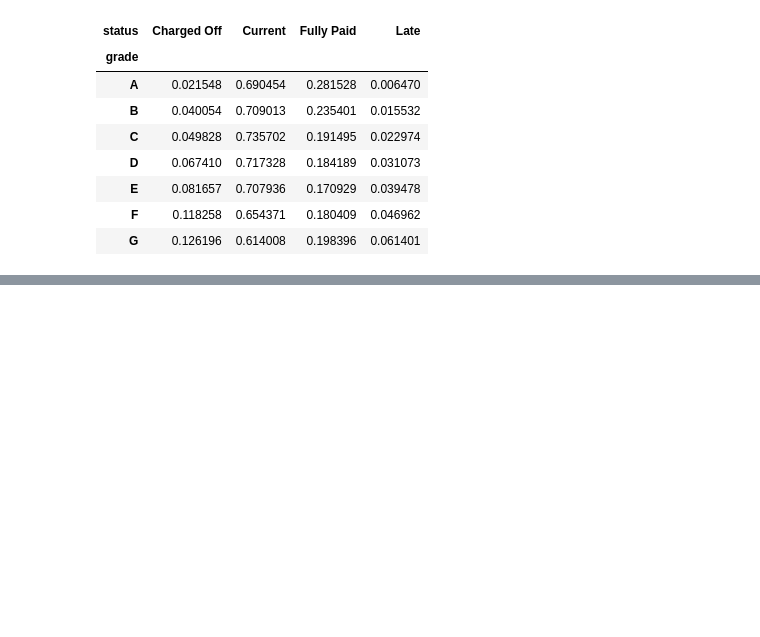
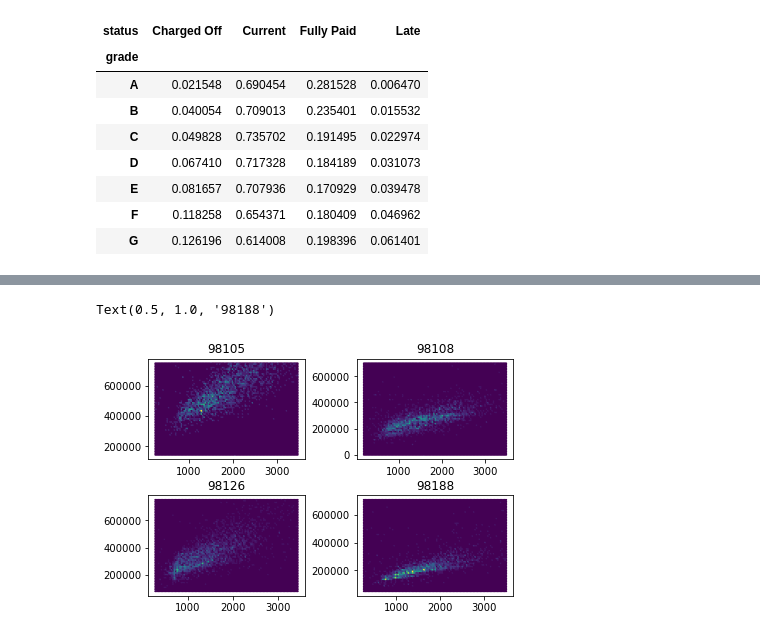
Before and after one commit to andrewgbruce/statistics-for-data-scientists, a Jupyter notebook: chapter1/chapter1.ipynb, the cells around one changed output, grey strips where cells are left out. Drawn from its saved outputs; the diff is of its cells as text; code cells hidden in the pictures; blank space fills up the shorter version.

```diff
--- a/chapter1/chapter1.ipynb
+++ b/chapter1/chapter1.ipynb
@@ -335,0 +340,30 @@ sns.boxplot(x = 'airline', y = 'pct_atc_delay', data = df)
+# %%
+# TASK: Plot various aspects of the effect of Finished Square Feet on Tax Value for data conditioning
+
+df = p.read_csv("kc_tax.csv")
+
+df = df[(df['TaxAssessedValue'] < 750000) & (df['SqFtTotLiving'] > 100) & (df['SqFtTotLiving'] < 3500)]
+# %%
+df = df.dropna().astype({'ZipCode':'int'})
+# %%
+#obtained from matplotlib documentation
+df1 = df[(df["ZipCode"] == 98105)]
+df2 = df[(df["ZipCode"] == 98108)]
+df3 = df[(df["ZipCode"] == 98126)]
+df4 = df[(df["ZipCode"] == 98188)]
+
+fig, axs = plt.subplots(2, 2)
+
+fig.tight_layout(pad=1.5)
+
+axs[0, 0].hexbin(x = df1['SqFtTotLiving'], y = df1['TaxAssessedValue'])
+axs[0, 0].set_title('98105')
+axs[0, 1].hexbin(x = df2['SqFtTotLiving'], y = df2['TaxAssessedValue'])
+axs[0, 1].set_title('98108')
+axs[1, 0].hexbin(x = df3['SqFtTotLiving'], y = df3['TaxAssessedValue'])
+axs[1, 0].set_title('98126')
+axs[1, 1].hexbin(x = df4['SqFtTotLiving'], y = df4['TaxAssessedValue'])
+axs[1, 1].set_title('98188')
+# %% [output]
+Text(0.5, 1.0, '98188')
+[figure, added]
```
Also changed, not shown: parts of 4 cells of this notebook, 3 other files.
